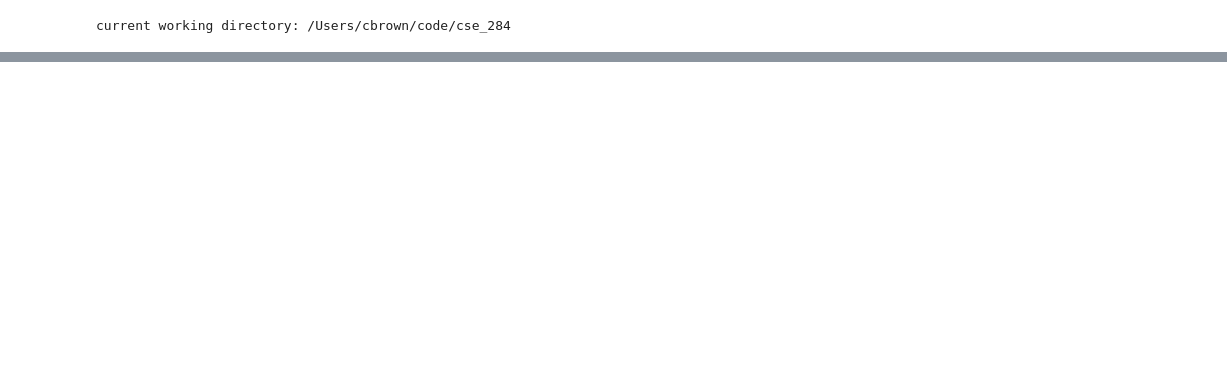
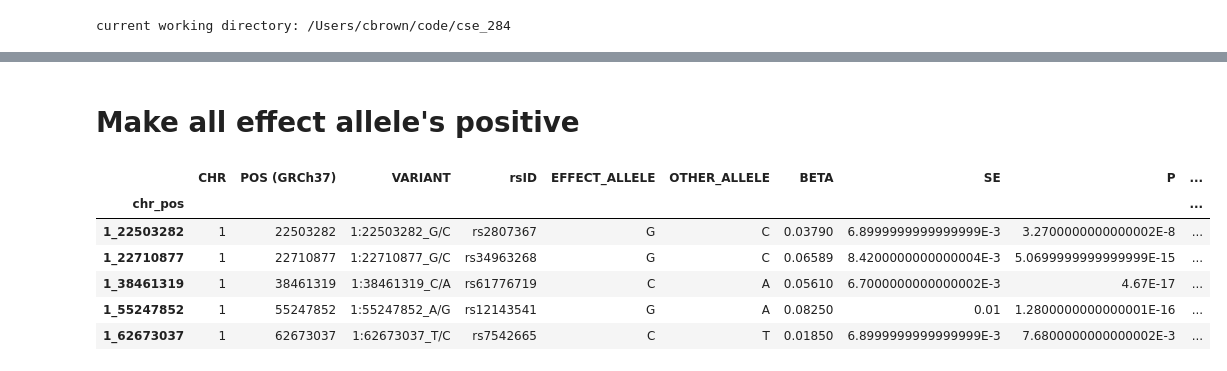
Before and after one commit to chrisrbrown15/CSE284_ML4PRS, a Jupyter notebook: notebooks/c_t_prs.ipynb, the cells around one changed output, grey strips where cells are left out. Drawn from its saved outputs; the diff is of its cells as text; code cells hidden in the pictures; blank space fills up the shorter version.

```diff
--- a/notebooks/c_t_prs.ipynb
+++ b/notebooks/c_t_prs.ipynb
@@ -25,0 +73,19 @@ crc_snp.head()
+# %% [markdown]
+# Make all effect allele's positive
+# %%
+def positive_effects(row):
+    if row.BETA < 0:
+        row.EFFECT_ALLELE, row.OTHER_ALLELE = row.OTHER_ALLELE, row.EFFECT_ALLELE
+        row.BETA *= -1
+    return row
+
+df_sum_stats = df_sum_stats.apply(positive_effects, axis=1)
+df_sum_stats.head()
+# %% [output]
+|  | CHR | POS (GRCh37) | VARIANT | rsID | EFFECT_ALLELE | OTHER_ALLELE | BETA | SE | P | ... |
+| chr_pos |  |  |  |  |  |  |  |  |  | ... |
+| 1_22503282 | 1 | 22503282 | 1:22503282_G/C | rs2807367 | G | C | 0.03790 | 6.8999999999999999E-3 | 3.2700000000000002E-8 | ... |
+| 1_22710877 | 1 | 22710877 | 1:22710877_G/C | rs34963268 | G | C | 0.06589 | 8.4200000000000004E-3 | 5.0699999999999999E-15 | ... |
+| 1_38461319 | 1 | 38461319 | 1:38461319_C/A | rs61776719 | C | A | 0.05610 | 6.7000000000000002E-3 | 4.67E-17 | ... |
+| 1_55247852 | 1 | 55247852 | 1:55247852_A/G | rs12143541 | G | A | 0.08250 | 0.01 | 1.2800000000000001E-16 | ... |
+| 1_62673037 | 1 | 62673037 | 1:62673037_T/C | rs7542665 | C | T | 0.01850 | 6.8999999999999999E-3 | 7.6800000000000002E-3 | ... |
```
Also changed, not shown: parts of 17 cells of this notebook.
